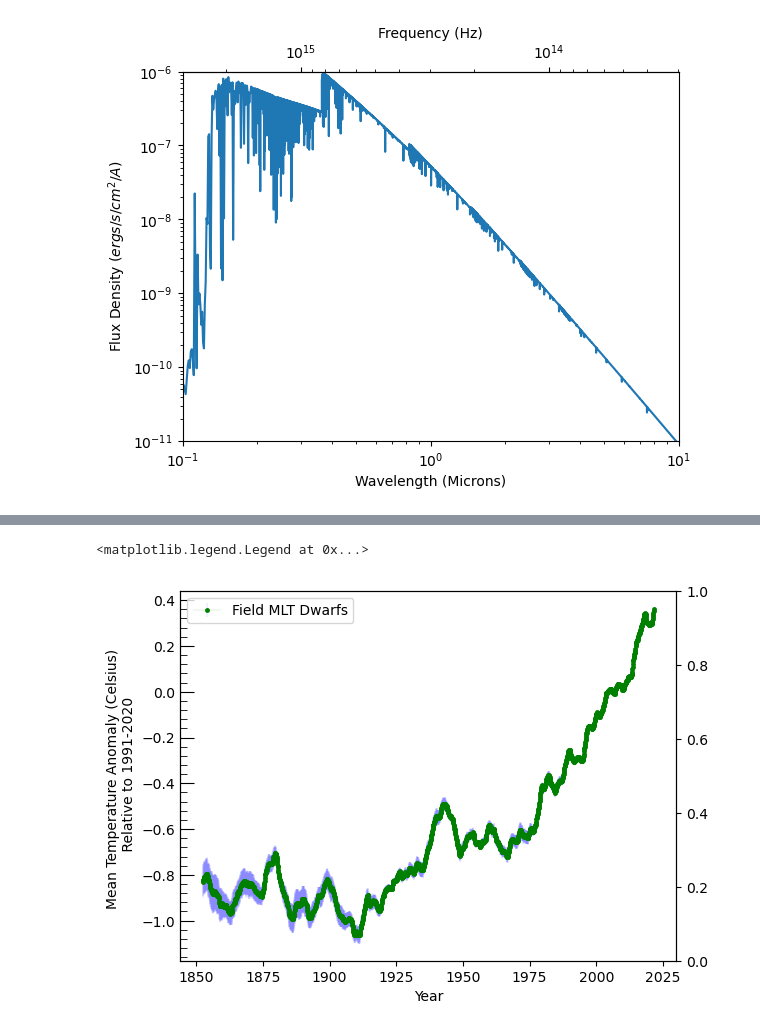
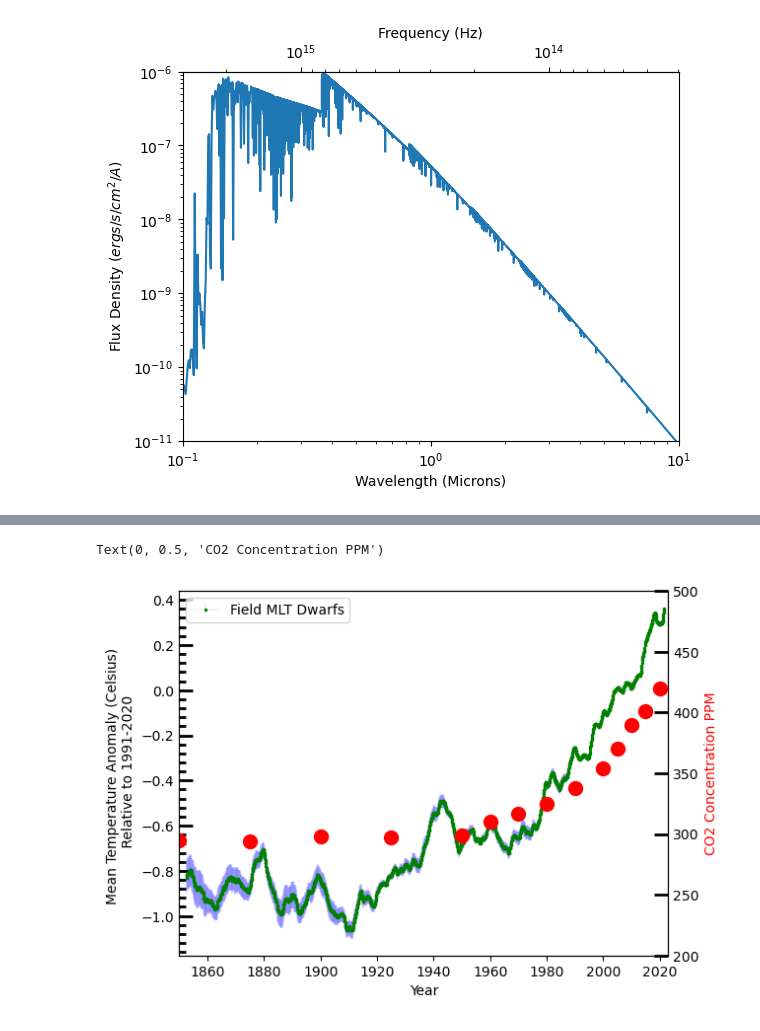
Before and after one commit to astroseandillon/Python-for-data-analysis, a Jupyter notebook: Dillon_Sean_HW_W12.ipynb, the cells around one changed output, grey strips where cells are left out. Cells and saved outputs as stored; diff of their text form; code cells hidden in the pictures.

```diff
--- a/Dillon_Sean_HW_W12.ipynb
+++ b/Dillon_Sean_HW_W12.ipynb
@@ -215,37 +215,46 @@ from matplotlib.ticker import MultipleLocator,AutoMinorLocator
 
 year, berk, hadl, noaa = np.loadtxt('climate_data.txt', unpack=True)
 
 
 tempanom = np.average((berk,hadl,noaa), axis=0)
 tempstd = np.std((berk,hadl,noaa), axis=0)
 
 #generating data for main axis
 CO2concentration=np.array([289,288,291,295,294,298,297,299,310,317,325,338,354,370,390.1,401,420]) #roughly estimated from NOAA
 CO2years=np.array([1700,1750,1800,1850,1875,1900,1925,1950,1960,1970,1980,1990,2000,2005,2010,2015,2020])
 
 
 fig, ax = plt.subplots()
 ax2 = ax.twinx()
 
 ax.errorbar(year, tempanom, yerr=tempstd,
             color='green', marker='.',linestyle='-',ecolor='blue',
-            markersize=5, alpha=1.0,lw=0.09,label='Field MLT Dwarfs')
+            markersize=3, alpha=1.0,lw=0.09,label='Field MLT Dwarfs')
 
 
 
 # ax.errorbar(
 ax.set_xlabel(r'Year')
 ax.set_ylabel('Mean Temperature Anomaly (Celsius) \n Relative to 1991-2020')
-ax.tick_params(which='both',axis='y',direction='in')
+ax.tick_params(which='both',axis='y',direction='in', width=2)
 ax.tick_params(which='major',axis='y',length=10)
 ax.tick_params(which='minor',axis='y',length=5)
 ax.yaxis.set_minor_locator(AutoMinorLocator(5))
 #ax.plot(x,y2,label='A Cubic W/ Larger Values (v1)',color='tab:orange')
 # ax.set_ylim(0,1.5*np.max(y))
+ax.set_xlim(1850,2023)
 ax.legend(loc='upper left')
+
+
+ax2.plot(CO2years, CO2concentration,
+         color='red', marker='o', linestyle='',
+         markersize=10)
+ax2.set_ylim(200,500)
+ax2.tick_params(which='major', axis='y', width=2, length=10, direction='in')
+ax2.set_ylabel('CO2 Concentration PPM', color='red')
 # %% [output]
-<matplotlib.legend.Legend at 0x...>
+Text(0, 0.5, 'CO2 Concentration PPM')
-[figure, old version]
+[figure, new version]
 # %% [markdown]
 ### 5. Shadings/Fill-Between Plots
 
```
